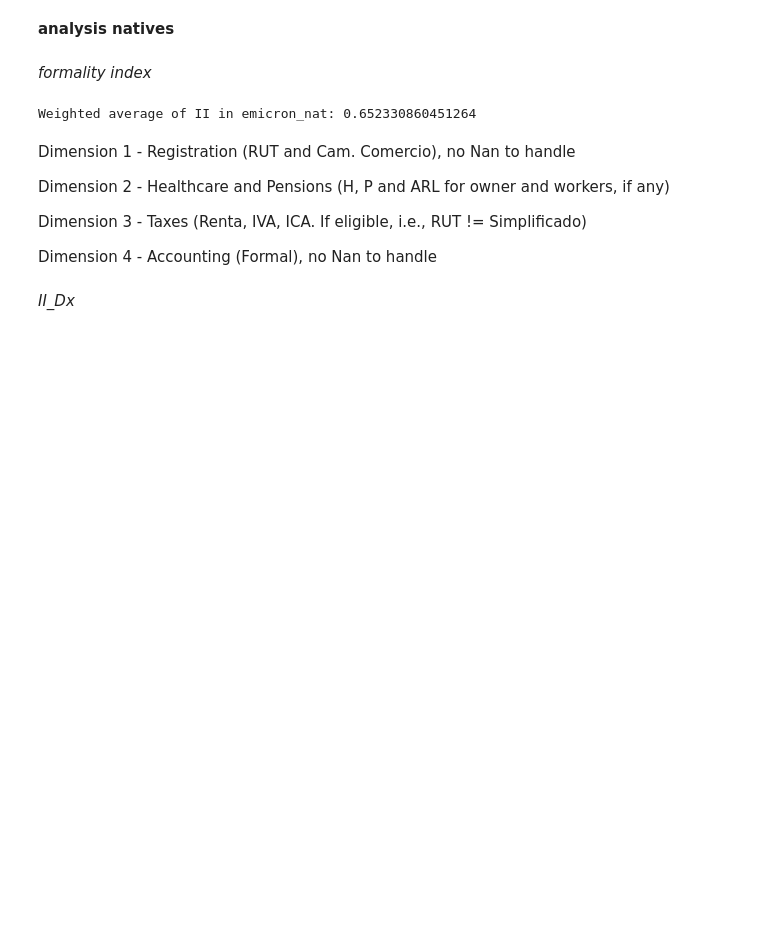
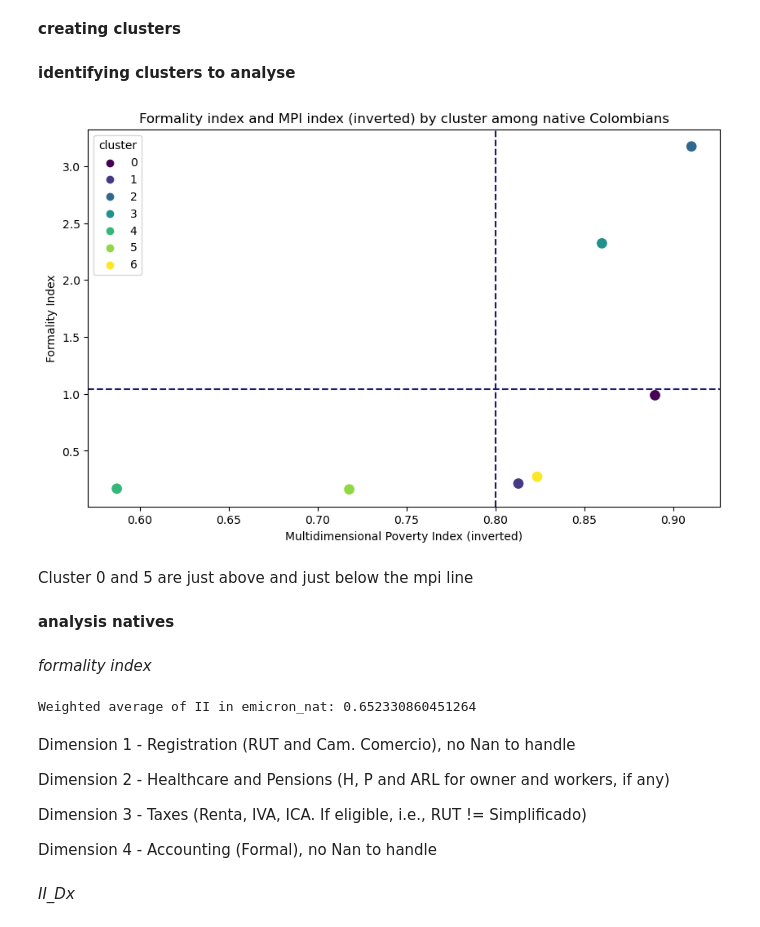
Before and after one commit to rbenzecry/SME-informal-sector-colombia, a Jupyter notebook: Project/04_analysis_natives/Code/01_analysis_clusters_natives.ipynb, the cells around one changed output. Cells and saved outputs as stored; diff of their text form; code cells hidden in the pictures; blank space fills up the shorter version.

```diff
--- a/Project/04_analysis_natives/Code/01_analysis_clusters_natives.ipynb
+++ b/Project/04_analysis_natives/Code/01_analysis_clusters_natives.ipynb
@@ -1,6 +1,6 @@
 # %%
 import pandas as pd
 import numpy as np
-emicron_original = pd.read_csv("../../../Data/emicron_geih_merged.csv")  # Include the subdirectory in the file path
+emicron_original = pd.read_csv('../../../Outputs/emicron_natives.csv')  # Include the subdirectory in the file path
 # %%
 emicron = emicron_original.copy()
@@ -36,0 +7,2 @@ emicron_nat = pd.merge(emicron_nat, mpi[columns_to_merge], on=["DIRECTORIO", "SE
+# %% [markdown]
+**creating clusters**
@@ -37,3 +22,54 @@ emicron_nat = pd.merge(emicron_nat, mpi[columns_to_merge], on=["DIRECTORIO", "SE
+# %%
+#RUNNING K-MEANS
+from sklearn.cluster import KMeans
+# There appears to be an elbow around a value of 7. We can refit a model with this value and see what the groups look like
+kmeans_elbow = KMeans(n_clusters=7, n_init=20, random_state=0)
+
+# Fitting and predicting in one line
+y_pred_elbow = kmeans_elbow.fit_predict(X)
+
+# Storing the predictions in a dataframe to work with
+kmeans_pred_elbow = pd.DataFrame(
+    {'cluster': y_pred_elbow},
+    index=emicron.index
+)
+# %%
+#ADDING CLUSTER COLUMN TO EMICRON
+emicron = emicron_original.copy()
+emicron['cluster'] = kmeans_pred_elbow['cluster']
+# %% [markdown]
+**identifying clusters to analyse**
+# %%
+import seaborn as sns
+import matplotlib.pyplot as plt
+
+emicron['mpi_index_rev'] = 1-emicron['mpi_index']
+
+# Assuming 'emicron' is your DataFrame and it has been defined already
+mean_values = emicron.groupby('cluster')[['II', 'mpi_index_rev']].mean().reset_index()
+
+plt.figure(figsize=(10, 6))
+sns.scatterplot(data=mean_values, x='mpi_index_rev', y='II', hue='cluster', palette='viridis', s=100)
+
+# Add a vertical line at the middle of x-axis
+plt.axvline(mean_values['mpi_index_rev'].mean(), color='#191970', linestyle='--')
+
+# Add a horizontal line at the middle of y-axis
+plt.axhline(mean_values['II'].mean(), color='#191970', linestyle='--')
+
+plt.title('Formality index and MPI index (inverted) by cluster among native Colombians')
+plt.xlabel('Multidimensional Poverty Index (inverted)')
+plt.ylabel('Formality Index')
+
+
+# Save the plot as an image
+plt.savefig('../../../Plots/informality_mpi_plot_natives.png', dpi=300)
+
+plt.show()
+# %% [output]
+[figure, added]
+# %% [markdown]
+Cluster 0 and 5 are just above and just below the mpi line
 # %% [markdown]
 **analysis natives**
 # %% [markdown]
```
Also changed, not shown: parts of 8 cells of this notebook.
